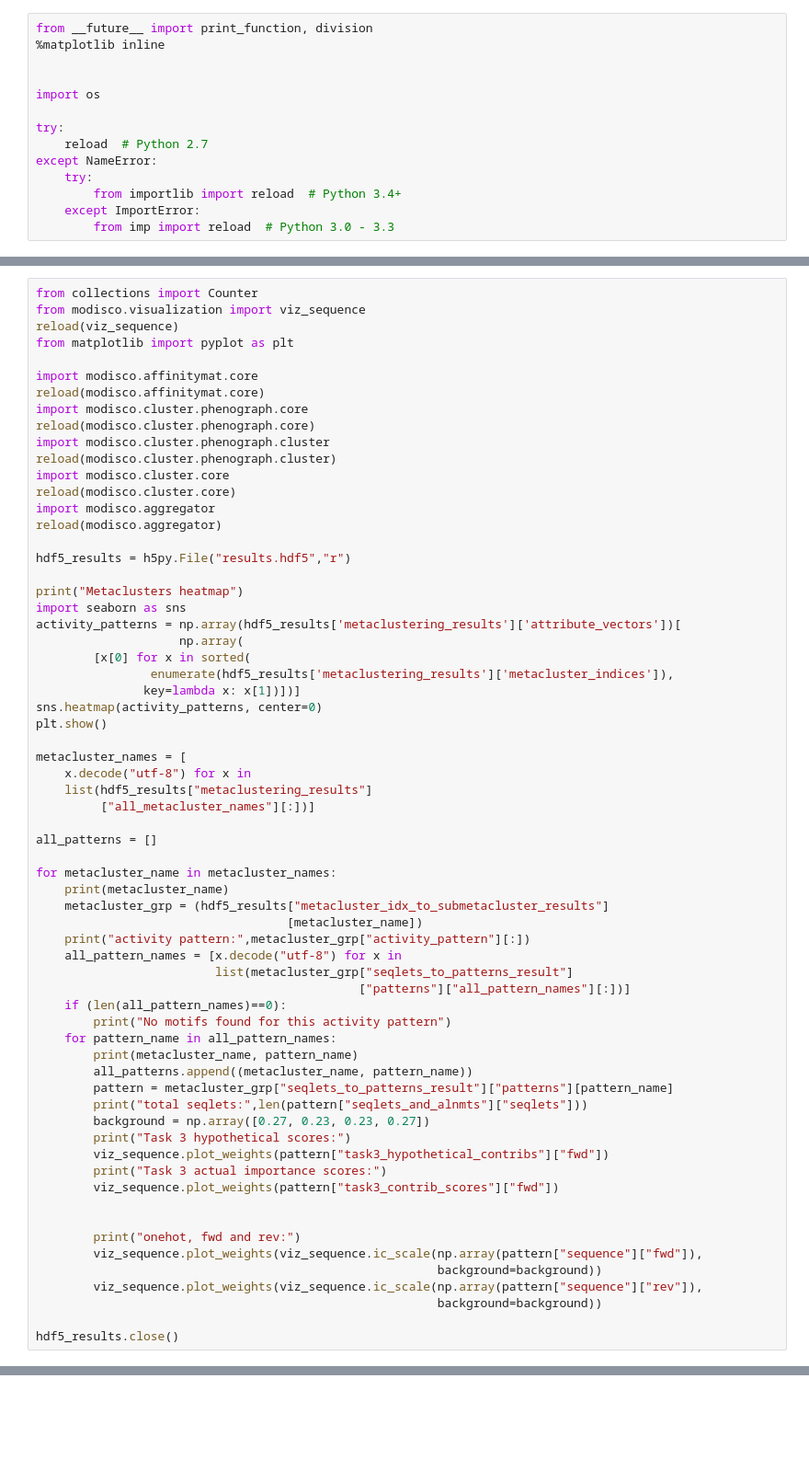
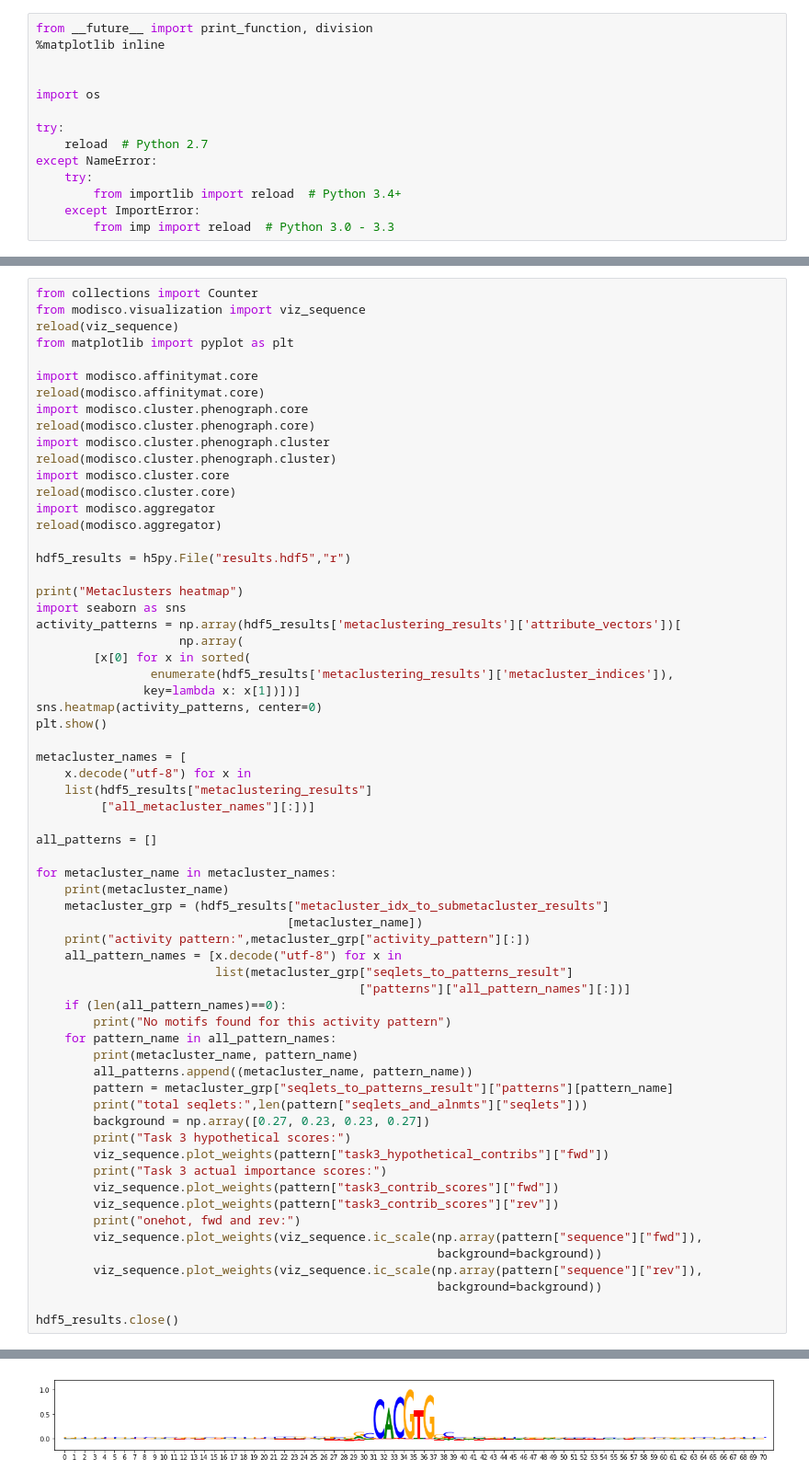
Before and after one commit to kundajelab/tfmodisco_bio_experiments, a Jupyter notebook: results/nandi/MAX/MAX_18_08_01/tfmodisco-visualization-MAX-K562-ENCSR000BLP.ipynb, the cells around one changed output, grey strips where cells are left out. Shown at 92% size. Saved outputs shown, nothing was run; the diff lists cells and outputs as text; blank space fills up the shorter version.

```diff
--- a/results/nandi/MAX/MAX_18_08_01/tfmodisco-visualization-MAX-K562-ENCSR000BLP.ipynb
+++ b/results/nandi/MAX/MAX_18_08_01/tfmodisco-visualization-MAX-K562-ENCSR000BLP.ipynb
@@ -79,33 +81,33 @@ for metacluster_name in metacluster_names:
     if (len(all_pattern_names)==0):
         print("No motifs found for this activity pattern")
     for pattern_name in all_pattern_names:
         print(metacluster_name, pattern_name)
         all_patterns.append((metacluster_name, pattern_name))
         pattern = metacluster_grp["seqlets_to_patterns_result"]["patterns"][pattern_name]
         print("total seqlets:",len(pattern["seqlets_and_alnmts"]["seqlets"]))
         background = np.array([0.27, 0.23, 0.23, 0.27])
         print("Task 3 hypothetical scores:")
         viz_sequence.plot_weights(pattern["task3_hypothetical_contribs"]["fwd"])
         print("Task 3 actual importance scores:")
         viz_sequence.plot_weights(pattern["task3_contrib_scores"]["fwd"])
-
-
+        viz_sequence.plot_weights(pattern["task3_contrib_scores"]["rev"])
         print("onehot, fwd and rev:")
         viz_sequence.plot_weights(viz_sequence.ic_scale(np.array(pattern["sequence"]["fwd"]),
                                                         background=background))
         viz_sequence.plot_weights(viz_sequence.ic_scale(np.array(pattern["sequence"]["rev"]),
                                                         background=background))
 
 hdf5_results.close()
 # %% [output]
 Metaclusters heatmap
 [figure]
 metacluster_0
 activity pattern: [1]
 metacluster_0 pattern_0
 total seqlets: 534
 Task 3 hypothetical scores:
 [figure]
 Task 3 actual importance scores:
 [figure]
+[figure, new version]
 onehot, fwd and rev:
```
Also changed, not shown: parts of 2 cells of this notebook, 3 other files.
